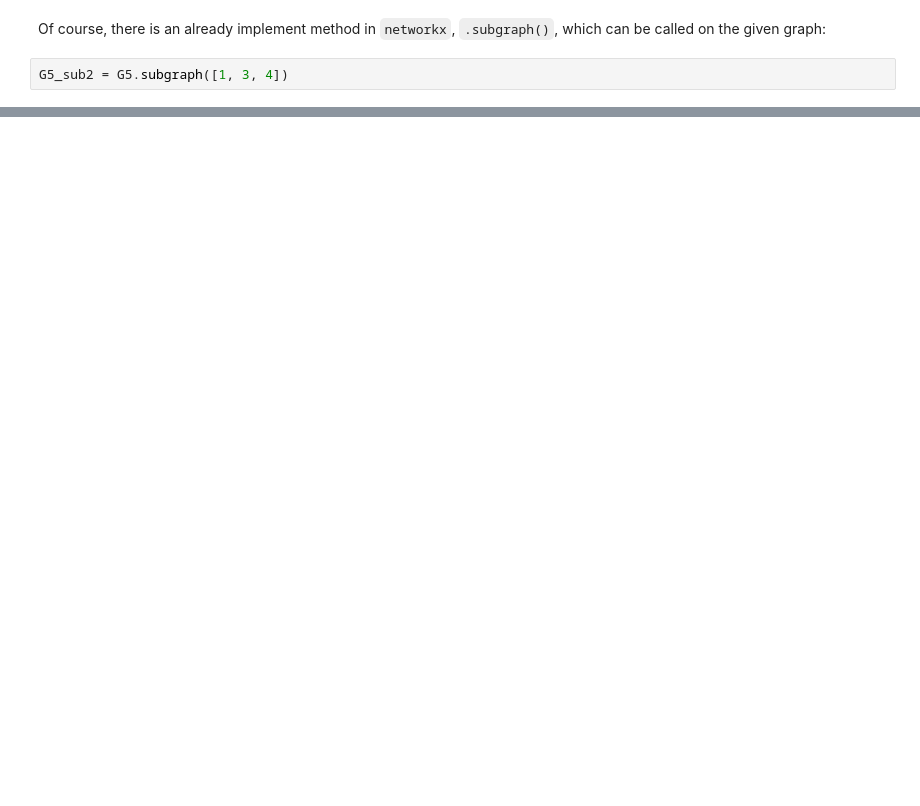
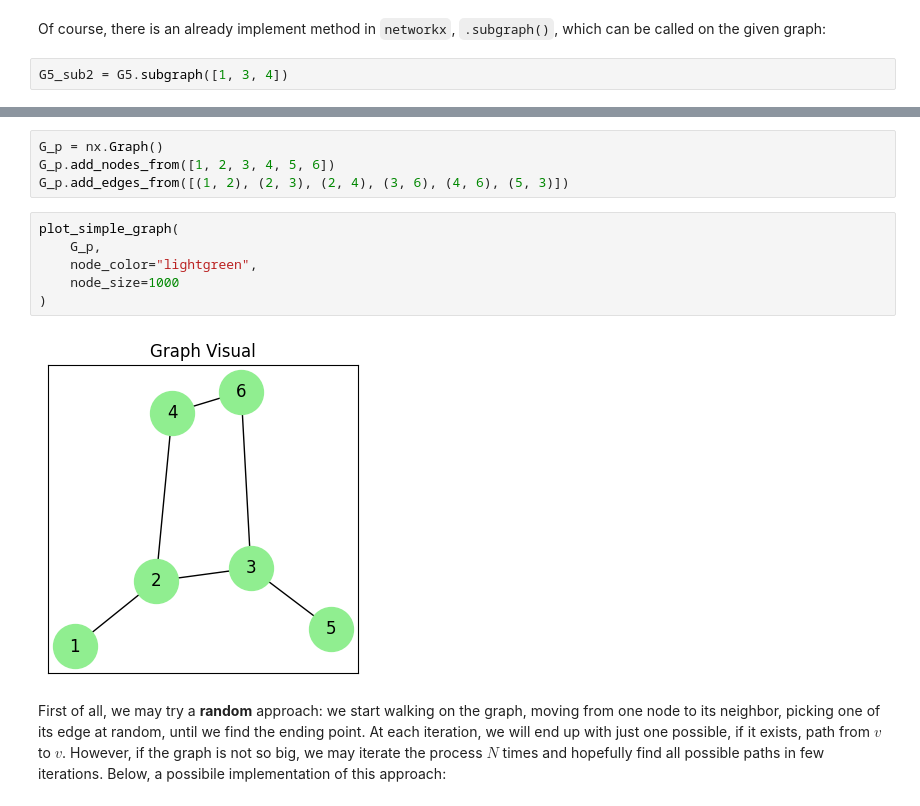
Before and after one commit to mirko-leccese/The-Machine-Learning-Project, a Jupyter notebook: graph/graph-theory-networkx-1.ipynb, the cells around one changed output, grey strips where cells are left out. Saved outputs shown, nothing was run; the diff lists cells and outputs as text; blank space fills up the shorter version.

Commit message:
feat: path and dfs

```diff
--- a/graph/graph-theory-networkx-1.ipynb
+++ b/graph/graph-theory-networkx-1.ipynb
@@ -591,0 +614,14 @@ plot_simple_graph(
+# %%
+G_p = nx.Graph()
+G_p.add_nodes_from([1, 2, 3, 4, 5, 6])
+G_p.add_edges_from([(1, 2), (2, 3), (2, 4), (3, 6), (4, 6), (5, 3)])
+# %%
+plot_simple_graph(
+    G_p,
+    node_color="lightgreen",
+    node_size=1000
+)
+# %% [output]
+[figure, added]
+# %% [markdown]
+First of all, we may try a **random** approach: we start walking on the graph, moving from one node to its neighbor, picking one of its edge at random, until we find the ending point. At each iteration, we will end up with just one possible, if it exists, path from $v$ to $v$. However, if the graph is not so big, we may iterate the process $N$ times and hopefully find all possible paths in few iterations. Below, a possibile implementation of this approach:
```
Also changed, not shown: parts of 27 cells of this notebook.
